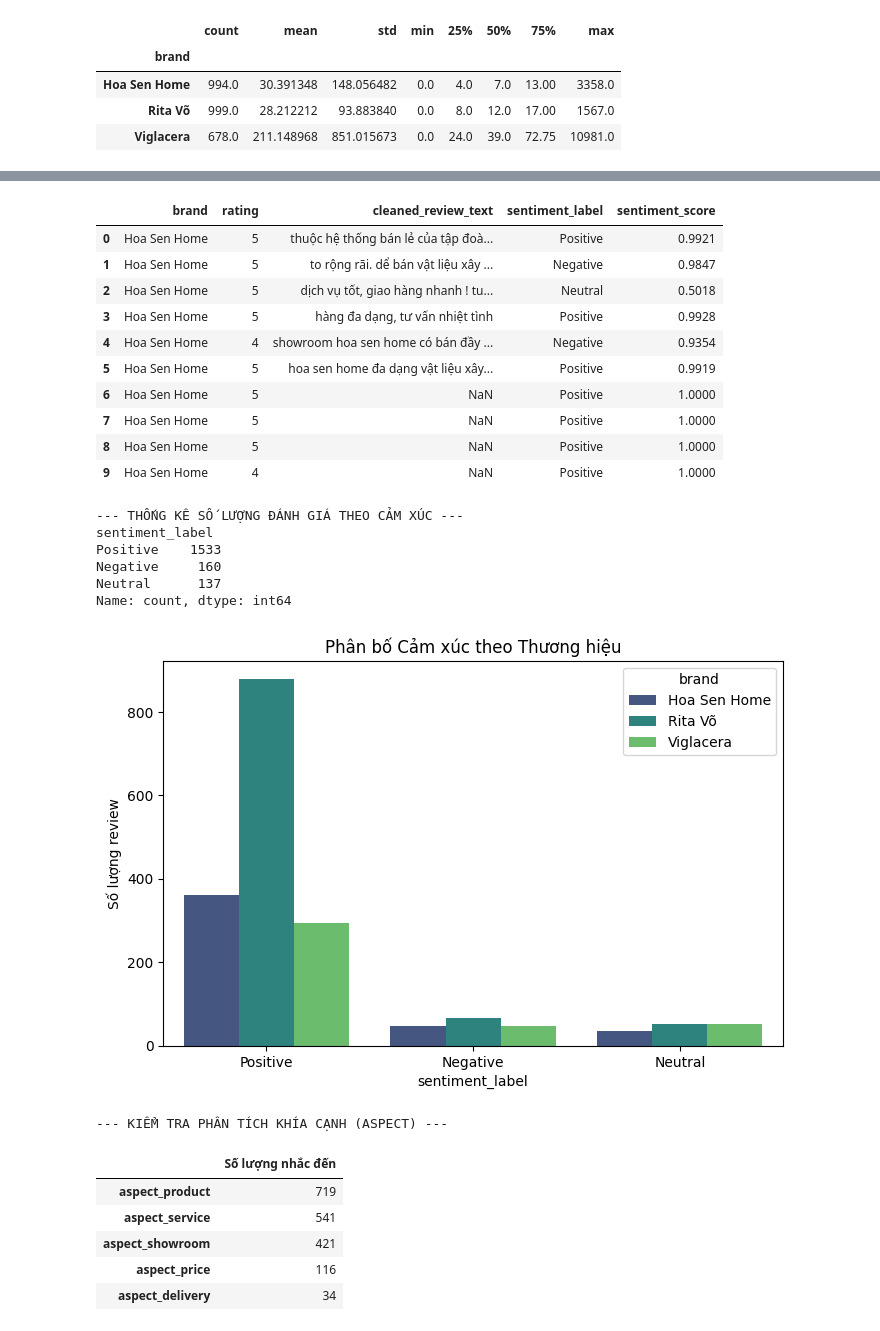
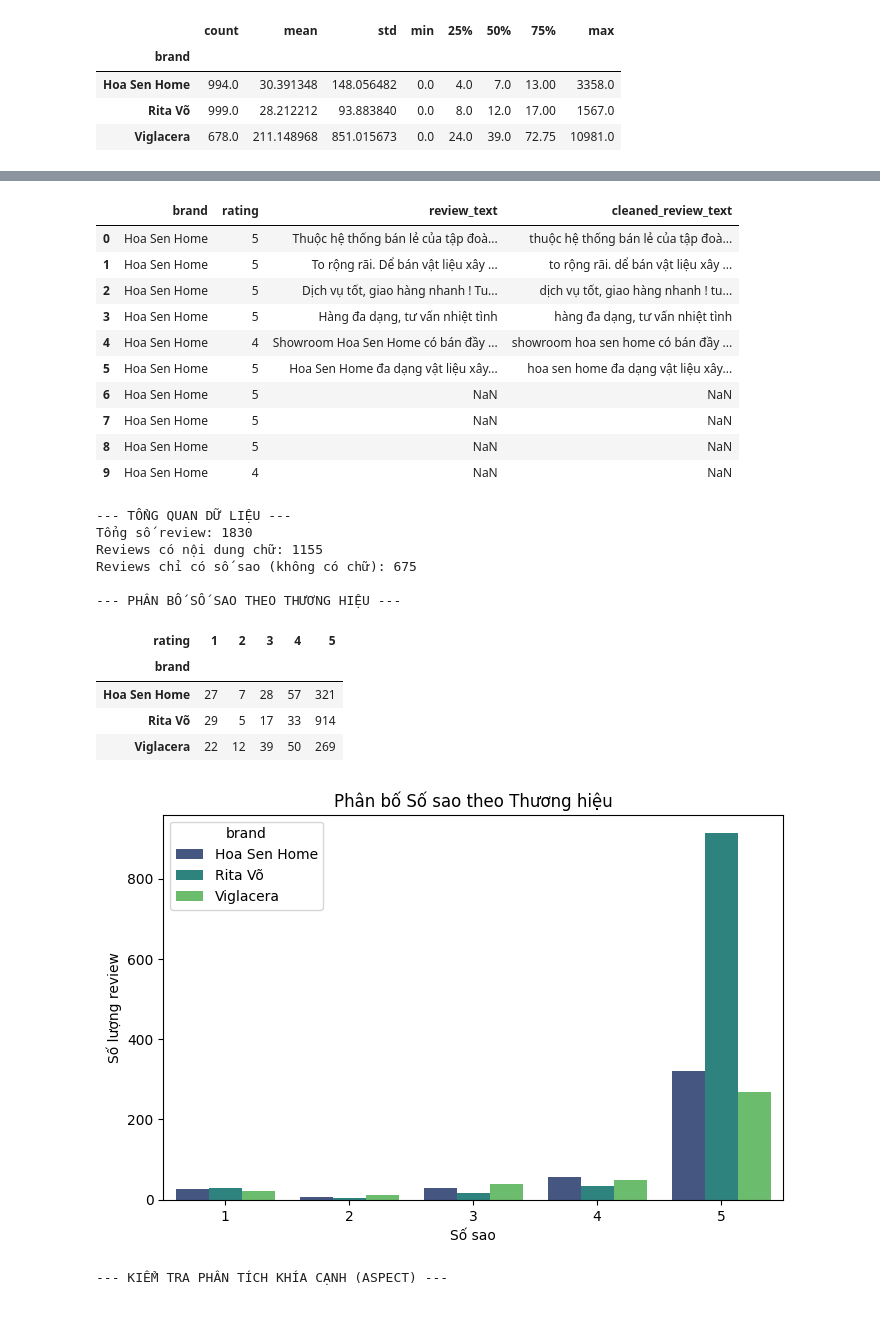
Before and after one commit to doandt0612/digital_marketing_analysis, a Jupyter notebook: notebooks/01_data_cleaning_and_enrichment.ipynb, the cells around one changed output, grey strips where cells are left out. Saved outputs shown, nothing was run; the diff lists cells and outputs as text; code cells hidden in the pictures.

Commit message:
Fix data pipeline

```diff
--- a/notebooks/01_data_cleaning_and_enrichment.ipynb
+++ b/notebooks/01_data_cleaning_and_enrichment.ipynb
@@ -123,48 +122,55 @@ else:
 # %%
 review_path = os.path.join(project_root, 'data', 'master', 'master_google_reviews.csv')
 if os.path.exists(review_path):
     df_review = pd.read_csv(review_path)
-    display(df_review[['brand', 'rating', 'cleaned_review_text', 'sentiment_label', 'sentiment_score']].head(10))
+    display(df_review[['brand', 'rating', 'review_text', 'cleaned_review_text']].head(10))
 
-    print("\n--- THỐNG KÊ SỐ LƯỢNG ĐÁNH GIÁ THEO CẢM XÚC ---")
-    sentiment_counts = df_review['sentiment_label'].value_counts()
-    print(sentiment_counts)
+    print(f"\n--- TỔNG QUAN DỮ LIỆU ---")
+    print(f"Tổng số review: {len(df_review)}")
+    print(f"Reviews có nội dung chữ: {df_review['cleaned_review_text'].notna().sum()}")
+    print(f"Reviews chỉ có số sao (không có chữ): {df_review['cleaned_review_text'].isna().sum()}")
+
+    print("\n--- PHÂN BỐ SỐ SAO THEO THƯƠNG HIỆU ---")
+    display(df_review.groupby('brand')['rating'].value_counts().unstack(fill_value=0))
 
     plt.figure(figsize=(8, 5))
-    sns.countplot(data=df_review, x='sentiment_label', hue='brand', palette='viridis')
-    plt.title('Phân bố Cảm xúc theo Thương hiệu')
+    sns.countplot(data=df_review, x='rating', hue='brand', palette='viridis')
+    plt.title('Phân bố Số sao theo Thương hiệu')
+    plt.xlabel('Số sao')
     plt.ylabel('Số lượng review')
     plt.show()
 
     print("\n--- KIỂM TRA PHÂN TÍCH KHÍA CẠNH (ASPECT) ---")
     aspect_cols = [c for c in df_review.columns if c.startswith('aspect_')]
     aspect_summary = df_review[aspect_cols].sum().sort_values(ascending=False)
     display(pd.DataFrame(aspect_summary, columns=['Số lượng nhắc đến']))
+
+    print("\n--- KIỂM TRA DỮ LIỆU THIẾU (NULL) ---")
+    print(df_review.isnull().sum())
 else:
     print("Chưa có dữ liệu Review trong data/master/")
 # %% [output]
-|  | brand | rating | cleaned_review_text | sentiment_label | sentiment_score |
-| 0 | Hoa Sen Home | 5 | thuộc hệ thống bán lẻ của tập đoà... | Positive | 0.9921 |
-| 1 | Hoa Sen Home | 5 | to rộng rãi. dể bán vật liệu xây ... | Negative | 0.9847 |
-| 2 | Hoa Sen Home | 5 | dịch vụ tốt, giao hàng nhanh ! tu... | Neutral | 0.5018 |
-| 3 | Hoa Sen Home | 5 | hàng đa dạng, tư vấn nhiệt tình | Positive | 0.9928 |
-| 4 | Hoa Sen Home | 4 | showroom hoa sen home có bán đầy ... | Negative | 0.9354 |
-| 5 | Hoa Sen Home | 5 | hoa sen home đa dạng vật liệu xây... | Positive | 0.9919 |
-| 6 | Hoa Sen Home | 5 | NaN | Positive | 1.0000 |
-| 7 | Hoa Sen Home | 5 | NaN | Positive | 1.0000 |
-| 8 | Hoa Sen Home | 5 | NaN | Positive | 1.0000 |
-| 9 | Hoa Sen Home | 4 | NaN | Positive | 1.0000 |
+|  | brand | rating | review_text | cleaned_review_text |
+| 0 | Hoa Sen Home | 5 | Thuộc hệ thống bán lẻ của tập đoà... | thuộc hệ thống bán lẻ của tập đoà... |
+| 1 | Hoa Sen Home | 5 | To rộng rãi. Dể bán vật liệu xây ... | to rộng rãi. dể bán vật liệu xây ... |
+| 2 | Hoa Sen Home | 5 | Dịch vụ tốt, giao hàng nhanh ! Tu... | dịch vụ tốt, giao hàng nhanh ! tu... |
+| 3 | Hoa Sen Home | 5 | Hàng đa dạng, tư vấn nhiệt tình | hàng đa dạng, tư vấn nhiệt tình |
+| 4 | Hoa Sen Home | 4 | Showroom Hoa Sen Home có bán đầy ... | showroom hoa sen home có bán đầy ... |
+| 5 | Hoa Sen Home | 5 | Hoa Sen Home đa dạng vật liệu xây... | hoa sen home đa dạng vật liệu xây... |
+| 6 | Hoa Sen Home | 5 | NaN | NaN |
+| 7 | Hoa Sen Home | 5 | NaN | NaN |
+| 8 | Hoa Sen Home | 5 | NaN | NaN |
+| 9 | Hoa Sen Home | 4 | NaN | NaN |
---- THỐNG KÊ SỐ LƯỢNG ĐÁNH GIÁ THEO CẢM XÚC ---
-sentiment_label
-Positive    1533
-Negative     160
-Neutral      137
-Name: count, dtype: int64
+--- TỔNG QUAN DỮ LIỆU ---
+Tổng số review: 1830
+Reviews có nội dung chữ: 1155
+Reviews chỉ có số sao (không có chữ): 675
+
+--- PHÂN BỐ SỐ SAO THEO THƯƠNG HIỆU ---
+| rating | 1 | 2 | 3 | 4 | 5 |
+| brand |  |  |  |  |  |
+| Hoa Sen Home | 27 | 7 | 28 | 57 | 321 |
+| Rita Võ | 29 | 5 | 17 | 33 | 914 |
+| Viglacera | 22 | 12 | 39 | 50 | 269 |
-[figure, old version]
+[figure, new version]
 --- KIỂM TRA PHÂN TÍCH KHÍA CẠNH (ASPECT) ---
-|  | Số lượng nhắc đến |
-| aspect_product | 719 |
-| aspect_service | 541 |
-| aspect_showroom | 421 |
-| aspect_price | 116 |
-| aspect_delivery | 34 |
```
Also changed, not shown: parts of 6 cells of this notebook, 4 other files.
